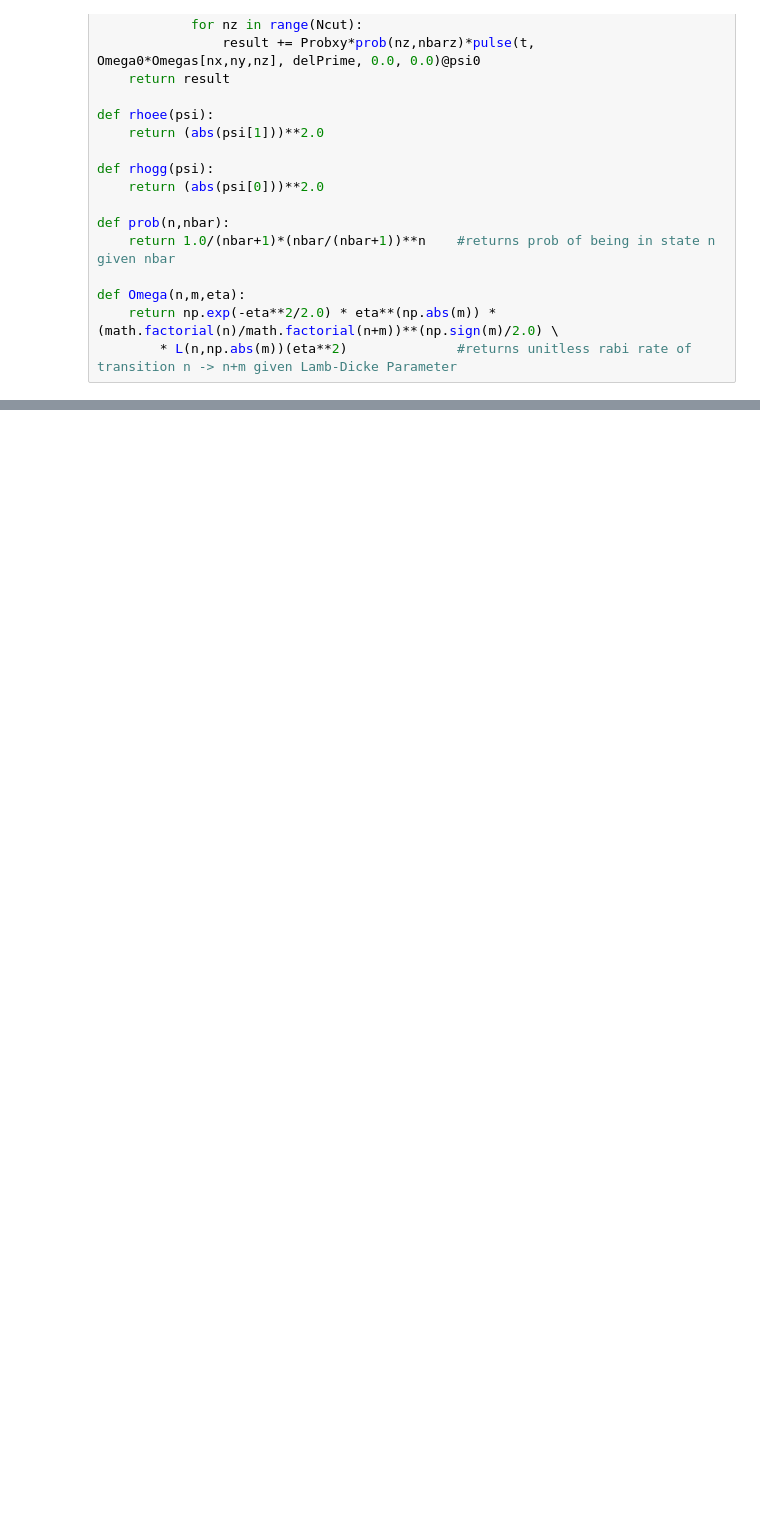
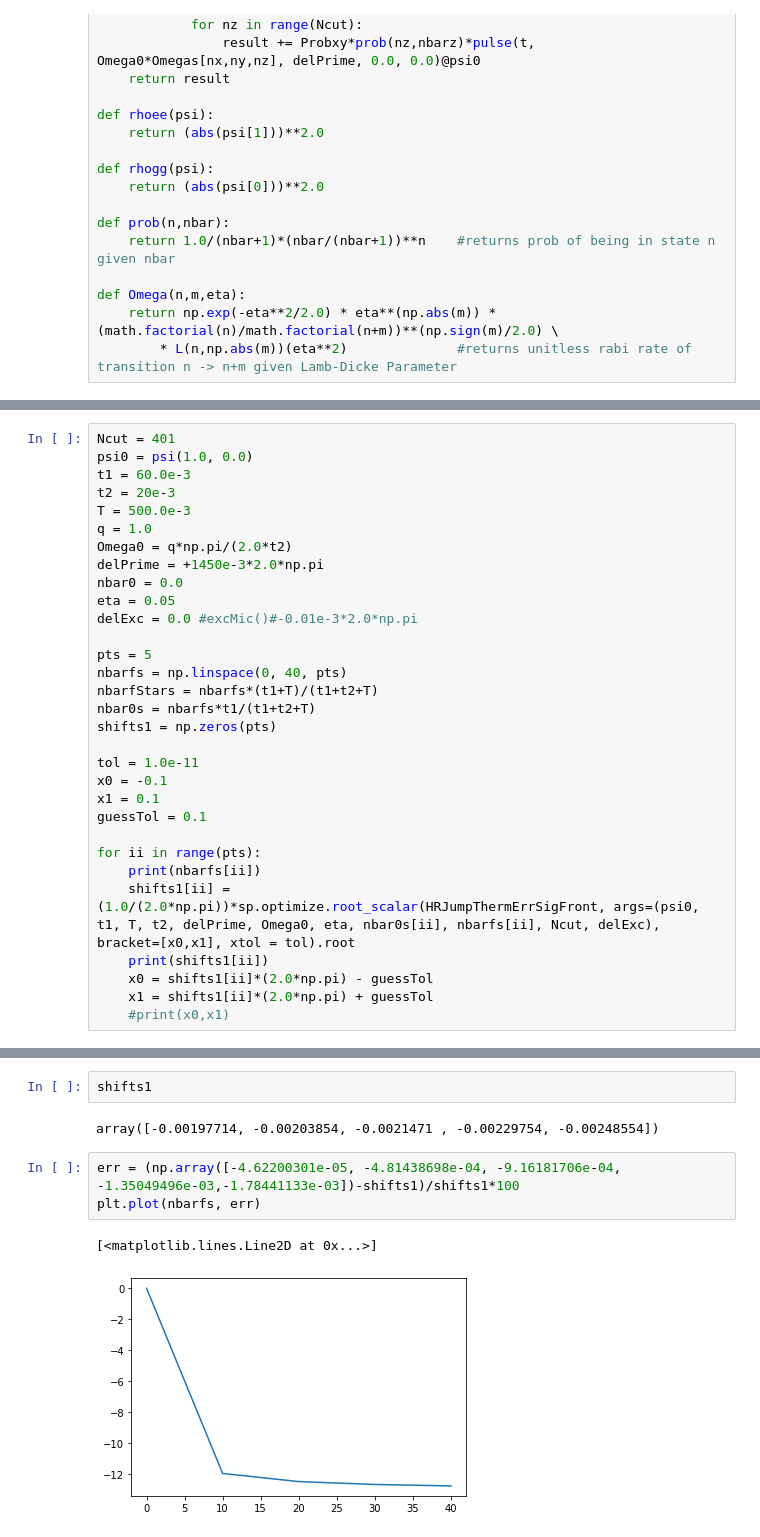
Before and after one commit to marklide/ShiftCancellation, a Jupyter notebook: Implicit_Phase_Shift_Included.ipynb, the cells around one changed output, grey strips where cells are left out. Cells and saved outputs as stored; diff of their text form; blank space fills up the shorter version.

```diff
--- a/Implicit_Phase_Shift_Included.ipynb
+++ b/Implicit_Phase_Shift_Included.ipynb
@@ -104,0 +215,31 @@ def RamseyErrSig(deld, psi0, t1, T, t2, delPrime, Omega0, eta, nbar0, nbarf, Ncu
+# %%
+Ncut = 401
+psi0 = psi(1.0, 0.0)
+t1 = 60.0e-3
+t2 = 20e-3
+T = 500.0e-3
+q = 1.0
+Omega0 = q*np.pi/(2.0*t2)
+delPrime = +1450e-3*2.0*np.pi
+nbar0 = 0.0
+eta = 0.05
+delExc = 0.0 #excMic()#-0.01e-3*2.0*np.pi
+
+pts = 5
+nbarfs = np.linspace(0, 40, pts)
+nbarfStars = nbarfs*(t1+T)/(t1+t2+T)
+nbar0s = nbarfs*t1/(t1+t2+T)
+shifts1 = np.zeros(pts)
+
+tol = 1.0e-11
+x0 = -0.1
+x1 = 0.1
+guessTol = 0.1
+
+for ii in range(pts):
+    print(nbarfs[ii])
+    shifts1[ii] = (1.0/(2.0*np.pi))*sp.optimize.root_scalar(HRJumpThermErrSigFront, args=(psi0, t1, T, t2, delPrime, Omega0, eta, nbar0s[ii], nbarfs[ii], Ncut, delExc), bracket=[x0,x1], xtol = tol).root
+    print(shifts1[ii])
+    x0 = shifts1[ii]*(2.0*np.pi) - guessTol
+    x1 = shifts1[ii]*(2.0*np.pi) + guessTol
+    #print(x0,x1)
@@ -105,2 +297,12 @@ def RamseyErrSig(deld, psi0, t1, T, t2, delPrime, Omega0, eta, nbar0, nbarf, Ncu
+# %%
+shifts1
+# %% [output]
+array([-0.00197714, -0.00203854, -0.0021471 , -0.00229754, -0.00248554])
+# %%
+err = (np.array([-4.62200301e-05, -4.81438698e-04, -9.16181706e-04, -1.35049496e-03,-1.78441133e-03])-shifts1)/shifts1*100
+plt.plot(nbarfs, err)
+# %% [output]
+[<matplotlib.lines.Line2D at 0x...>]
+[figure, added]
 # %%
 Ncut = 401
```
Also changed, not shown: parts of 23 cells of this notebook, 6 other files.
